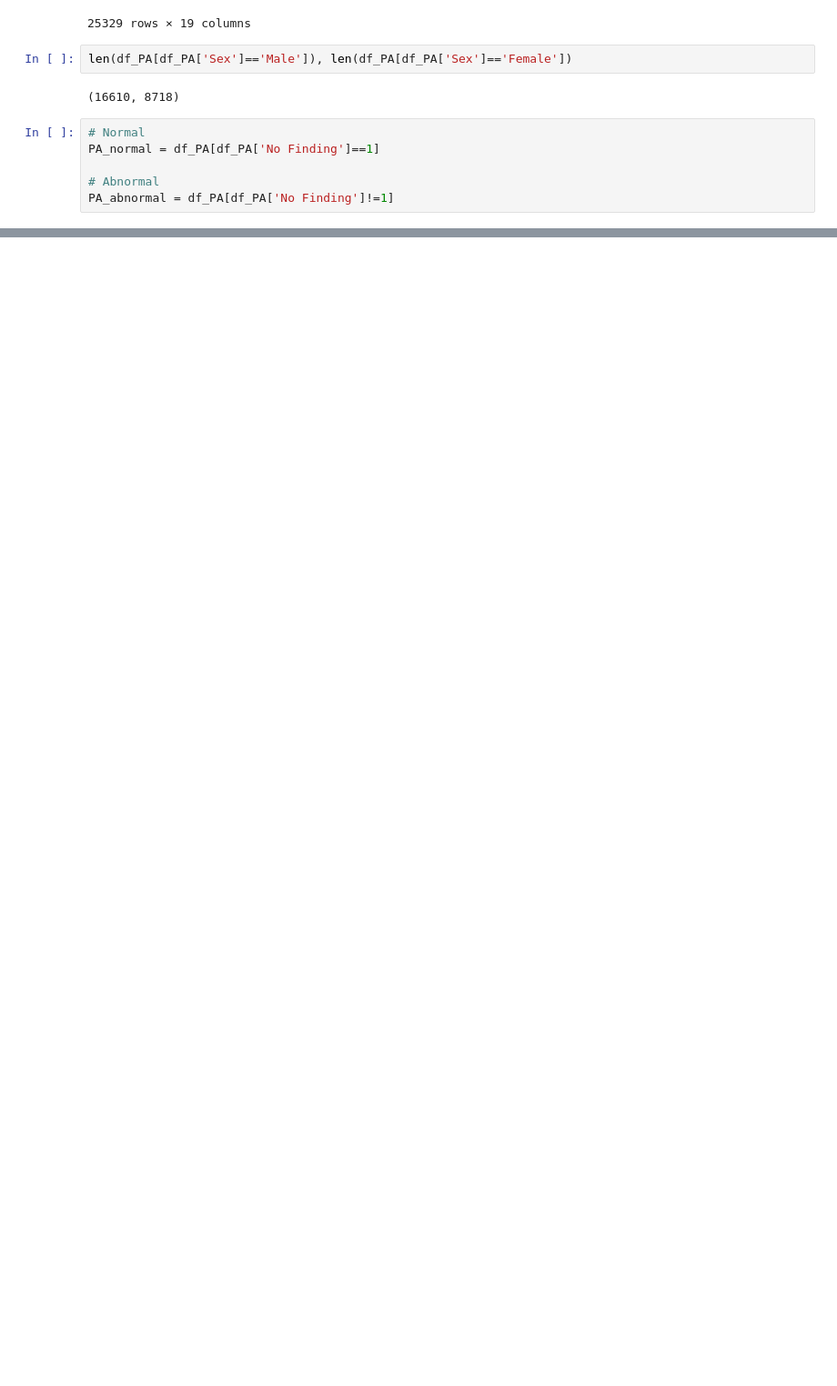
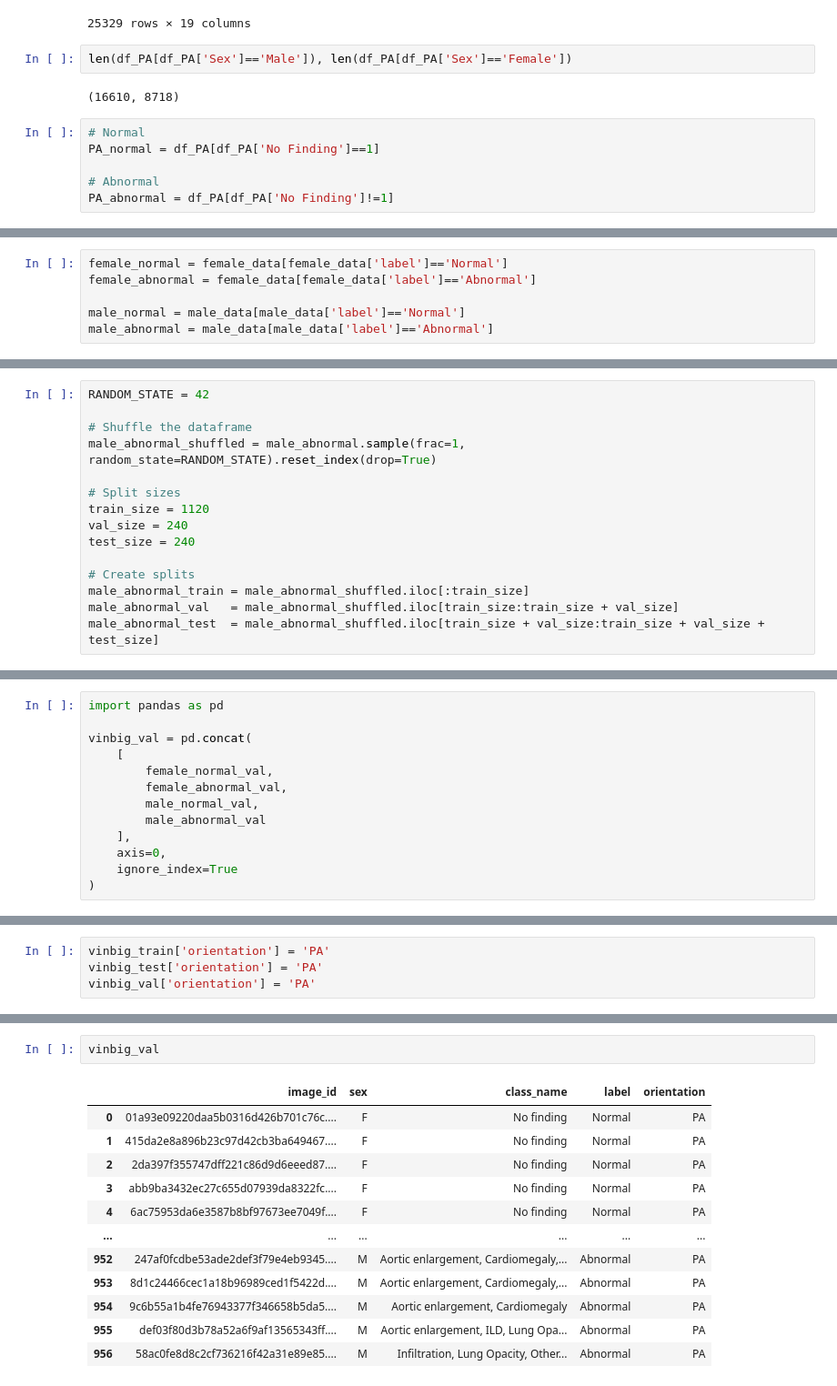
Before and after one commit to Nafishapanacea/X-ray-classification-covariates, a Jupyter notebook: csv.ipynb, the cells around one changed output, grey strips where cells are left out. Shown at 91% size. Cells and saved outputs as stored; diff of their text form; blank space fills up the shorter version.

Commit message:
training data creation

```diff
--- a/csv.ipynb
+++ b/csv.ipynb
@@ -262,0 +588,6 @@ pwd
+# %%
+female_normal = female_data[female_data['label']=='Normal']
+female_abnormal = female_data[female_data['label']=='Abnormal']
+
+male_normal = male_data[male_data['label']=='Normal']
+male_abnormal = male_data[male_data['label']=='Abnormal']
@@ -262,0 +643,15 @@ pwd
+# %%
+RANDOM_STATE = 42
+
+# Shuffle the dataframe
+male_abnormal_shuffled = male_abnormal.sample(frac=1, random_state=RANDOM_STATE).reset_index(drop=True)
+
+# Split sizes
+train_size = 1120
+val_size = 240
+test_size = 240
+
+# Create splits
+male_abnormal_train = male_abnormal_shuffled.iloc[:train_size]
+male_abnormal_val   = male_abnormal_shuffled.iloc[train_size:train_size + val_size]
+male_abnormal_test  = male_abnormal_shuffled.iloc[train_size + val_size:train_size + val_size + test_size]
@@ -262,0 +671,13 @@ pwd
+# %%
+import pandas as pd
+
+vinbig_val = pd.concat(
+    [
+        female_normal_val,
+        female_abnormal_val,
+        male_normal_val,
+        male_abnormal_val
+    ],
+    axis=0,
+    ignore_index=True
+)
@@ -262,0 +740,4 @@ pwd
+# %%
+vinbig_train['orientation'] = 'PA'
+vinbig_test['orientation'] = 'PA'
+vinbig_val['orientation'] = 'PA'
@@ -262,0 +752,15 @@ pwd
+# %%
+vinbig_val
+# %% [output]
+|  | image_id | sex | class_name | label | orientation |
+| 0 | 01a93e09220daa5b0316d426b701c76c.... | F | No finding | Normal | PA |
+| 1 | 415da2e8a896b23c97d42cb3ba649467.... | F | No finding | Normal | PA |
+| 2 | 2da397f355747dff221c86d9d6eeed87.... | F | No finding | Normal | PA |
+| 3 | abb9ba3432ec27c655d07939da8322fc.... | F | No finding | Normal | PA |
+| 4 | 6ac75953da6e3587b8bf97673ee7049f.... | F | No finding | Normal | PA |
+| ... | ... | ... | ... | ... | ... |
+| 952 | 247af0fcdbe53ade2def3f79e4eb9345.... | M | Aortic enlargement, Cardiomegaly,... | Abnormal | PA |
+| 953 | 8d1c24466cec1a18b96989ced1f5422d.... | M | Aortic enlargement, Cardiomegaly,... | Abnormal | PA |
+| 954 | 9c6b55a1b4fe76943377f346658b5da5.... | M | Aortic enlargement, Cardiomegaly | Abnormal | PA |
+| 955 | def03f80d3b78a52a6f9af13565343ff.... | M | Aortic enlargement, ILD, Lung Opa... | Abnormal | PA |
+| 956 | 58ac0fe8d8c2cf736216f42a31e89e85.... | M | Infiltration, Lung Opacity, Other... | Abnormal | PA |
```
Also changed, not shown: parts of 89 cells of this notebook, 15 other files.
